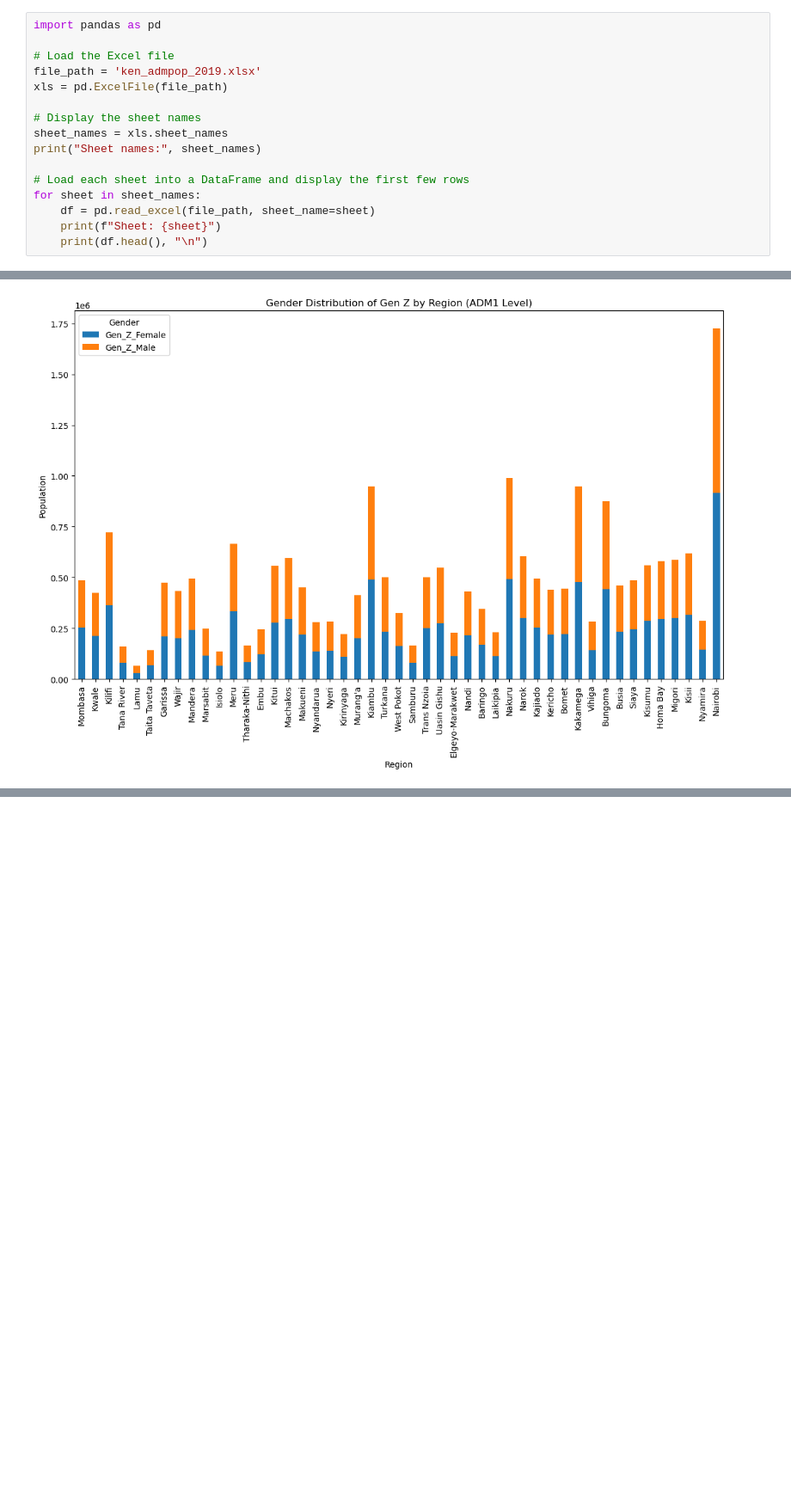
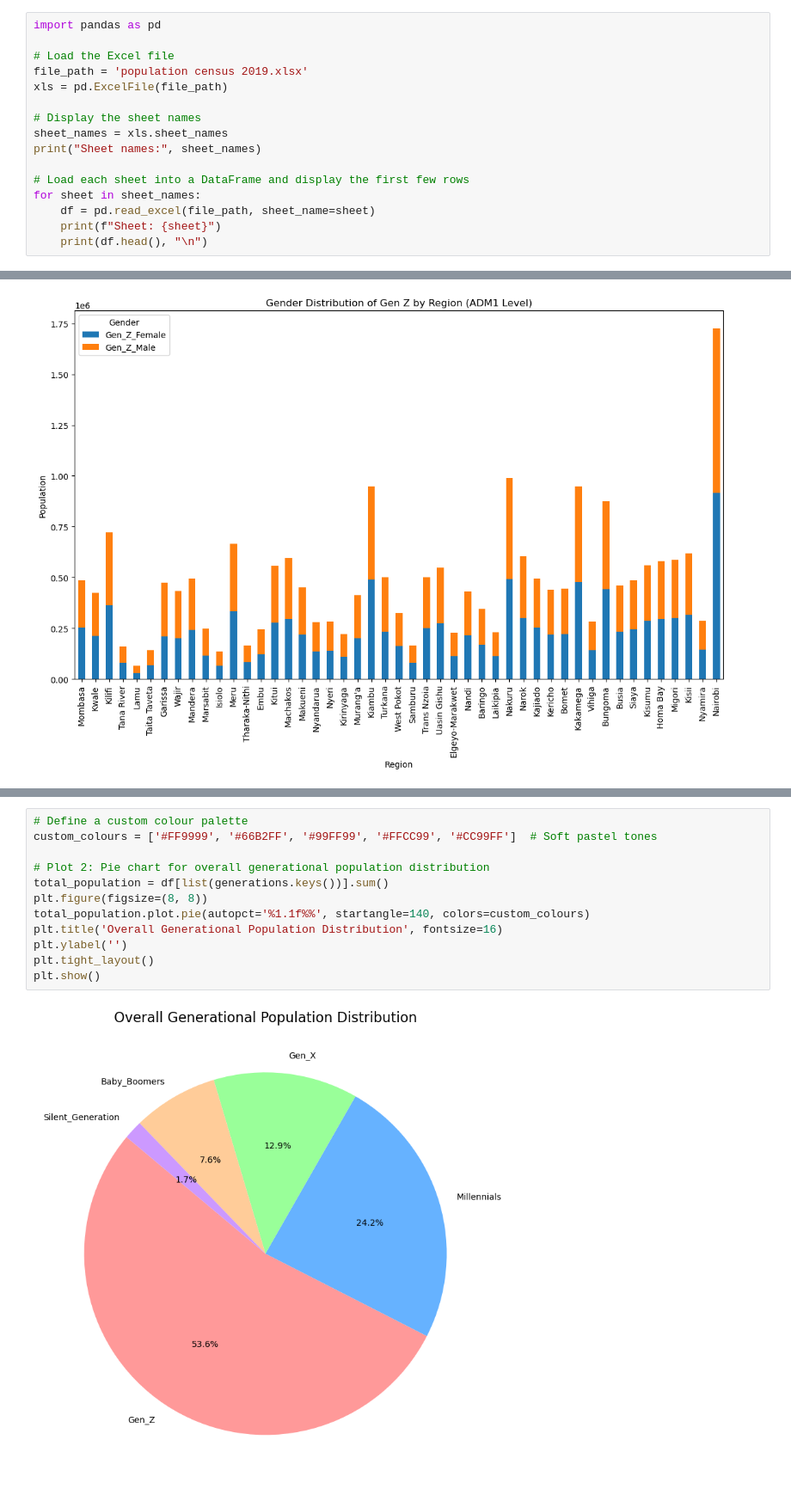
Before and after one commit to VAL-Jerono/Wa_zii, a Jupyter notebook: genz.ipynb, the cells around one changed output, grey strips where cells are left out. Shown: that part at 86% size. Cells and saved outputs as stored; diff of their text form; blank space fills up the shorter version.

```diff
--- a/genz.ipynb
+++ b/genz.ipynb
@@ -2,7 +2,7 @@
 import pandas as pd
 
 # Load the Excel file
-file_path = 'ken_admpop_2019.xlsx'
+file_path = 'population census 2019.xlsx'
 xls = pd.ExcelFile(file_path)
 
 # Display the sheet names
@@ -487,3 +487,17 @@ plt.show()
 45     Kenya          Nyamira       286949
 46     Kenya          Nairobi      1726134
 [figure]
+# %%
+# Define a custom colour palette
+custom_colours = ['#FF9999', '#66B2FF', '#99FF99', '#FFCC99', '#CC99FF']  # Soft pastel tones
+
+# Plot 2: Pie chart for overall generational population distribution
+total_population = df[list(generations.keys())].sum()
+plt.figure(figsize=(8, 8))
+total_population.plot.pie(autopct='%1.1f%%', startangle=140, colors=custom_colours)
+plt.title('Overall Generational Population Distribution', fontsize=16)
+plt.ylabel('')
+plt.tight_layout()
+plt.show()
+# %% [output]
+[figure, added]
```
Also changed, not shown: parts of 10 cells of this notebook, 1 other file.
